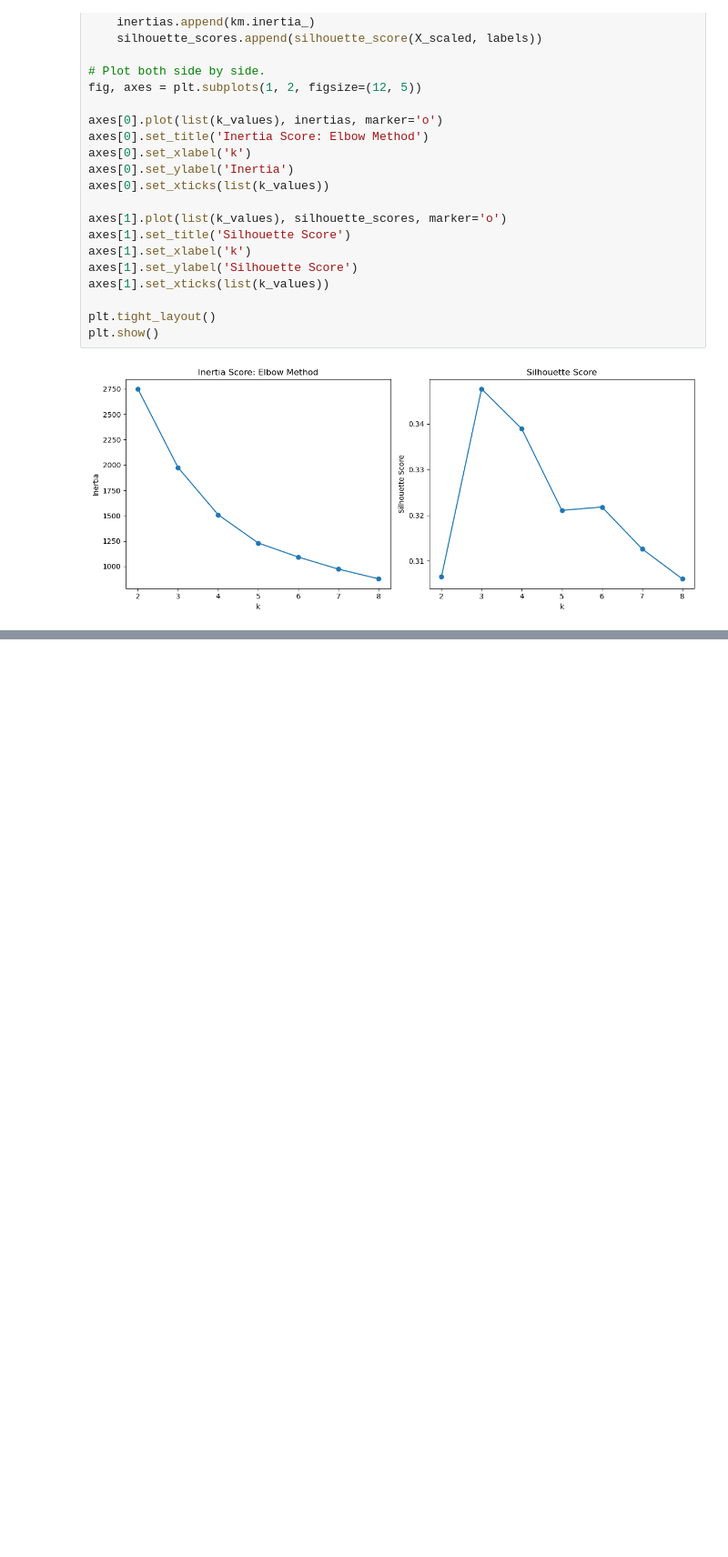
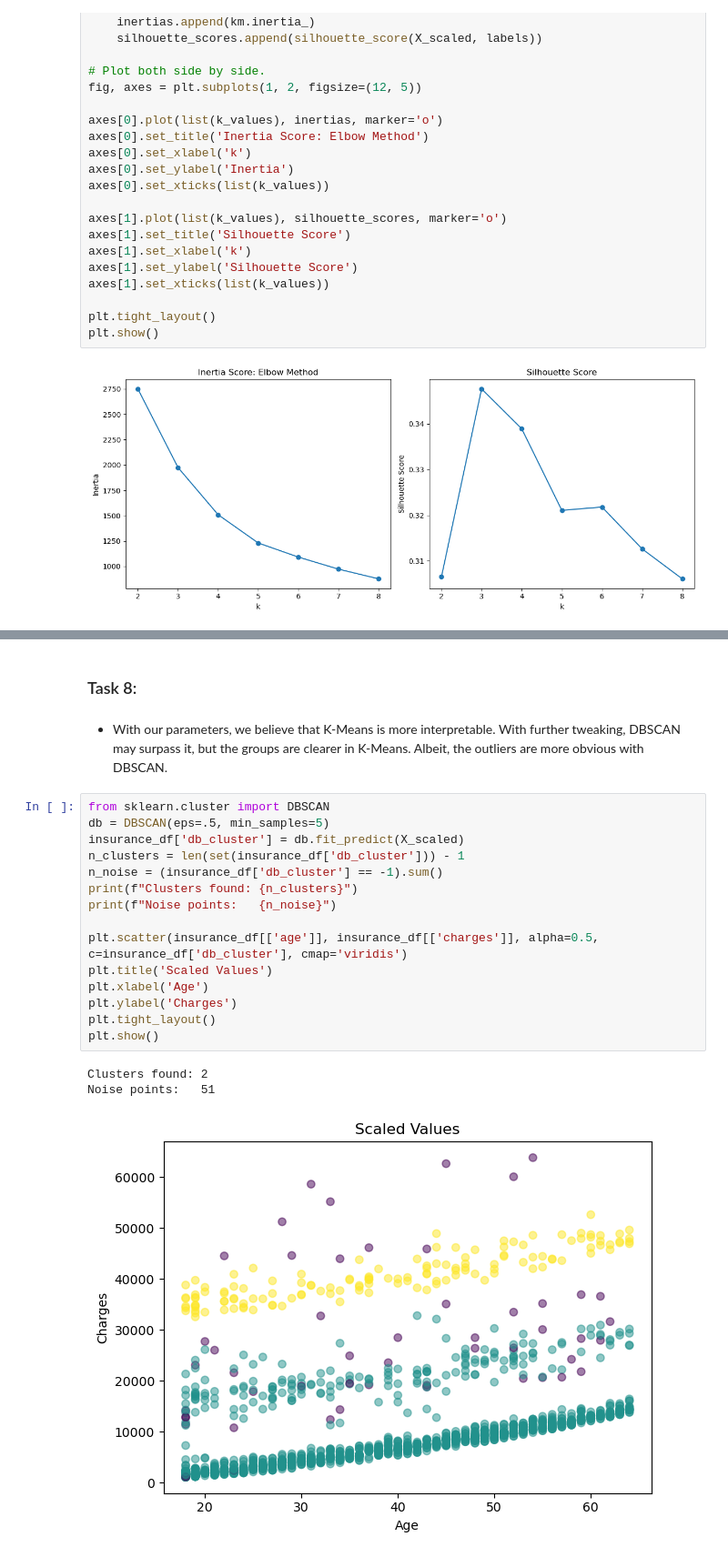
Before and after one commit to crussell1856/ML_Clustering, a Jupyter notebook: assignment.ipynb, the cells around one changed output, grey strips where cells are left out. Shown at 91% size. Drawn from its saved outputs; the diff is of its cells as text; blank space fills up the shorter version.

```diff
--- a/assignment.ipynb
+++ b/assignment.ipynb
@@ -106,0 +216,23 @@ plt.show()
+# %% [markdown]
+### Task 8:
+# %% [markdown]
+- With our parameters, we believe that K-Means is more interpretable. With further tweaking, DBSCAN may surpass it, but the groups are clearer in K-Means. Albeit, the outliers are more obvious with DBSCAN.
+# %%
+from sklearn.cluster import DBSCAN
+db = DBSCAN(eps=.5, min_samples=5)
+insurance_df['db_cluster'] = db.fit_predict(X_scaled)
+n_clusters = len(set(insurance_df['db_cluster'])) - 1
+n_noise = (insurance_df['db_cluster'] == -1).sum()
+print(f"Clusters found: {n_clusters}")
+print(f"Noise points:   {n_noise}")
+
+plt.scatter(insurance_df[['age']], insurance_df[['charges']], alpha=0.5, c=insurance_df['db_cluster'], cmap='viridis')
+plt.title('Scaled Values')
+plt.xlabel('Age')
+plt.ylabel('Charges')
+plt.tight_layout()
+plt.show()
+# %% [output]
+Clusters found: 2
+Noise points:   51
+[figure, added]
```
Also changed, not shown: parts of 10 cells of this notebook, 1 other file.
